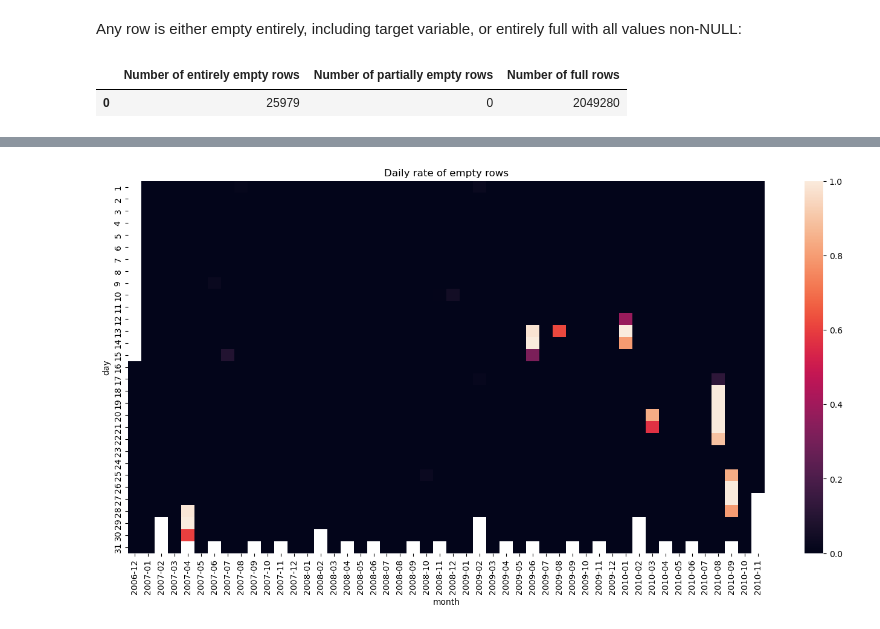
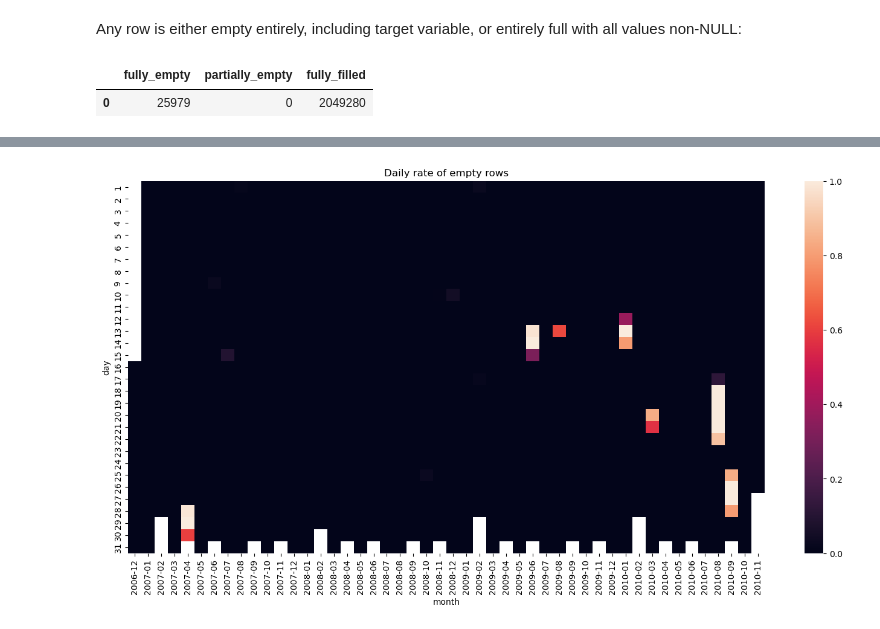
Before and after one commit to sysakm/housepower, a Jupyter notebook: EDA.ipynb, the cells around one changed output, grey strips where cells are left out. Drawn from its saved outputs; the diff is of its cells as text; code cells hidden in the pictures.

```diff
--- a/EDA.ipynb
+++ b/EDA.ipynb
@@ -12,10 +12,12 @@ import seaborn as sns
 # %%
 DB_PATH = 'data/housepower.sqlite'
 
-def execute_sql_query(query, columns=None):
+def execute_sql_query(query):
     conn = sqlite3.connect(DB_PATH)
-    ret = conn.execute(query).fetchall()
+    cur = conn.execute(query)
+    ret = cur.fetchall()
+    col_names = [desc[0] for desc in cur.description]
     conn.close()
-    return pd.DataFrame(ret) if columns is None else pd.DataFrame(ret, columns=columns)
+    return pd.DataFrame(ret, columns=col_names)
 # %% [markdown]
 ### Number of rows, timestamp interval
@@ -37,23 +67,23 @@ Any row is either empty entirely, including target variable, or entirely full wi
 # %%
 execute_sql_query(
 """
 SELECT
     SUM(CASE WHEN n_present = 0 THEN 1 ELSE 0 END) AS fully_empty,
     SUM(CASE WHEN n_present BETWEEN 1 AND 6 THEN 1 ELSE 0 END) AS partially_empty,
     SUM(CASE WHEN n_present = 7 THEN 1 ELSE 0 END) AS fully_filled
 FROM (
     SELECT
         (global_active_power IS NOT NULL) +
         (global_reactive_power IS NOT NULL) +
         (voltage IS NOT NULL) +
         (global_intensity IS NOT NULL) +
         (sub_1 IS NOT NULL) +
         (sub_2 IS NOT NULL) +
         (sub_3 IS NOT NULL) AS n_present
     FROM raw_power
 ) AS t;
-""", ['Number of entirely empty rows', 'Number of partially empty rows', 'Number of full rows'])
+""")
 # %% [output]
-|  | Number of entirely empty rows | Number of partially empty rows | Number of full rows |
+|  | fully_empty | partially_empty | fully_filled |
 | 0 | 25979 | 0 | 2049280 |
 # %% [markdown]
```
Also changed, not shown: parts of 13 cells of this notebook.
